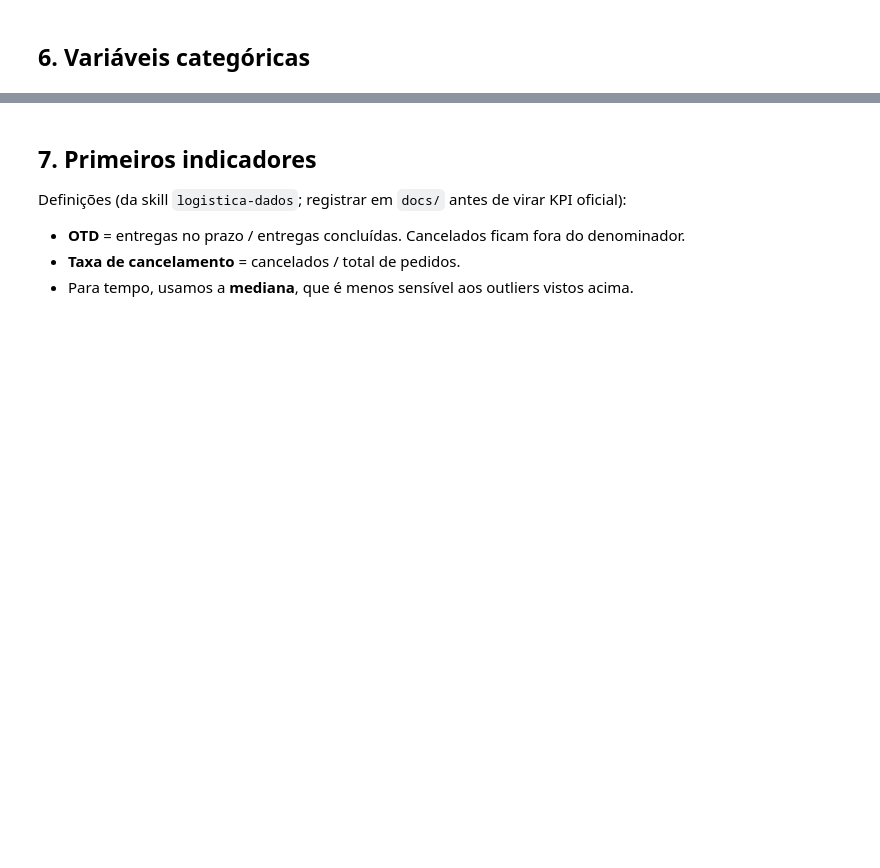
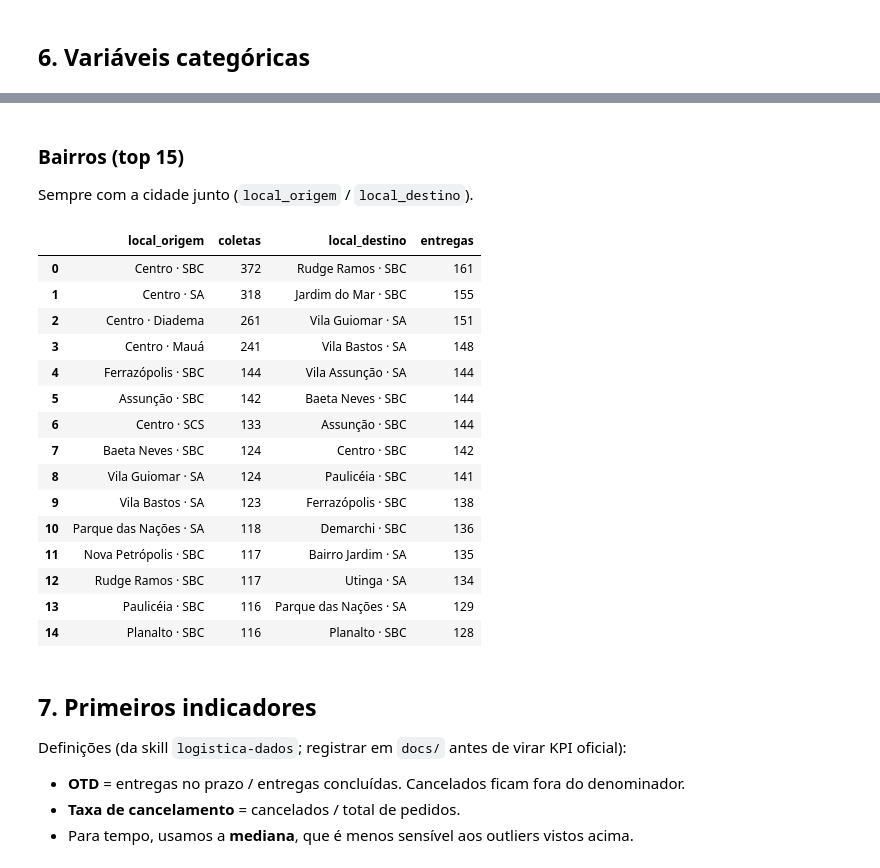
Before and after one commit to molinatr19-star/projeto_logistica_rotas, a Jupyter notebook: notebooks/01_analise_exploratoria_logistica.ipynb, the cells around one changed output, grey strips where cells are left out. Drawn from its saved outputs; the diff is of its cells as text; code cells hidden in the pictures; blank space fills up the shorter version.

```diff
--- a/notebooks/01_analise_exploratoria_logistica.ipynb
+++ b/notebooks/01_analise_exploratoria_logistica.ipynb
@@ -27,8 +30,9 @@ import pandas as pd
 RAIZ = next(p for p in [Path.cwd(), *Path.cwd().parents] if (p / "CLAUDE.md").exists())
 sys.path.insert(0, str(RAIZ / "src"))
 
-from logistica_rotas.ingestao.simulacao import CAMINHO_PADRAO, FUSO, gerar_e_salvar
+from logistica_rotas.ingestao.leitura import carregar_entregas, rotulo_local
 
 pd.set_option("display.float_format", "{:.2f}".format)
 pd.set_option("display.max_columns", 20)
+pd.set_option("display.width", 140)
 print("Raiz do projeto:", RAIZ)
@@ -51,0 +47,9 @@ df.head()
+# %%
+df = carregar_entregas()
+df["local_origem"] = rotulo_local(df["bairro_origem"], df["cidade_origem"])
+df["local_destino"] = rotulo_local(df["bairro_destino"], df["cidade_destino"])
+df["trajeto"] = np.where(df["cidade_origem"].astype(str) == df["cidade_destino"].astype(str),
+                         "mesma cidade", "entre cidades")
+
+print(f"{df.shape[0]:,} linhas x {df.shape[1]} colunas".replace(",", "."))
+df.head()
@@ -104,3 +190,28 @@ bairros
+# %% [markdown]
+### Bairros (top 15)
+
+Sempre com a cidade junto (`local_origem` / `local_destino`).
+# %%
+top_coleta = df["local_origem"].value_counts().head(15).rename("coletas")
+top_entrega = df["local_destino"].value_counts().head(15).rename("entregas")
+pd.concat([top_coleta.reset_index(), top_entrega.reset_index()], axis=1)
+# %% [output]
+|  | local_origem | coletas | local_destino | entregas |
+| 0 | Centro · SBC | 372 | Rudge Ramos · SBC | 161 |
+| 1 | Centro · SA | 318 | Jardim do Mar · SBC | 155 |
+| 2 | Centro · Diadema | 261 | Vila Guiomar · SA | 151 |
+| 3 | Centro · Mauá | 241 | Vila Bastos · SA | 148 |
+| 4 | Ferrazópolis · SBC | 144 | Vila Assunção · SA | 144 |
+| 5 | Assunção · SBC | 142 | Baeta Neves · SBC | 144 |
+| 6 | Centro · SCS | 133 | Assunção · SBC | 144 |
+| 7 | Baeta Neves · SBC | 124 | Centro · SBC | 142 |
+| 8 | Vila Guiomar · SA | 124 | Paulicéia · SBC | 141 |
+| 9 | Vila Bastos · SA | 123 | Ferrazópolis · SBC | 138 |
+| 10 | Parque das Nações · SA | 118 | Demarchi · SBC | 136 |
+| 11 | Nova Petrópolis · SBC | 117 | Bairro Jardim · SA | 135 |
+| 12 | Rudge Ramos · SBC | 117 | Utinga · SA | 134 |
+| 13 | Paulicéia · SBC | 116 | Parque das Nações · SA | 129 |
+| 14 | Planalto · SBC | 116 | Planalto · SBC | 128 |
 # %% [markdown]
 ## 7. Primeiros indicadores
 
```
Also changed, not shown: parts of 24 cells of this notebook.
